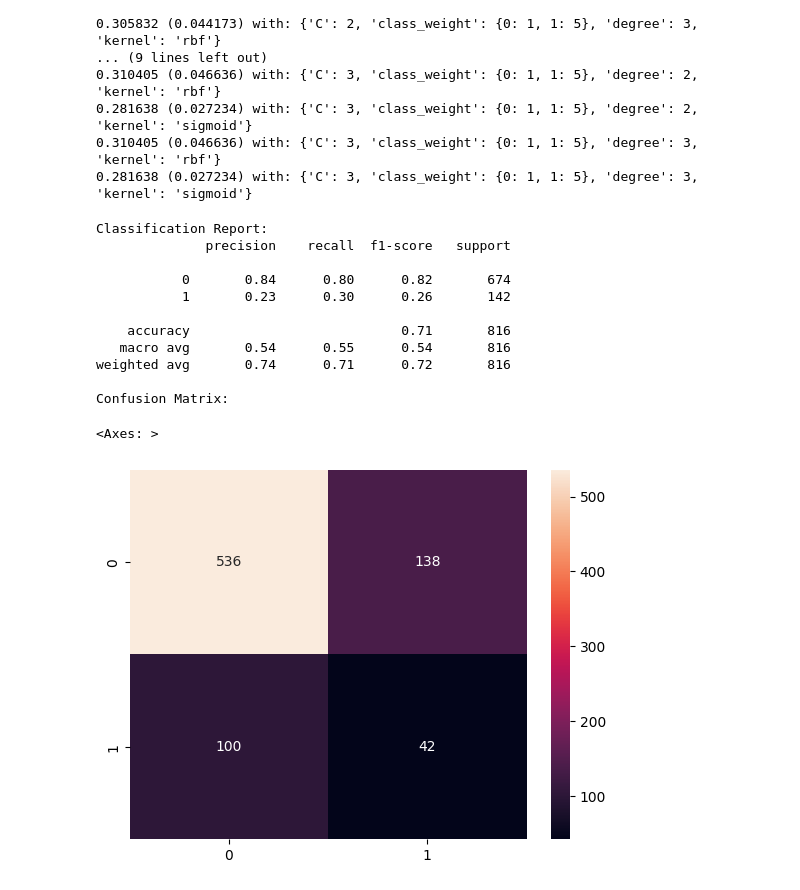
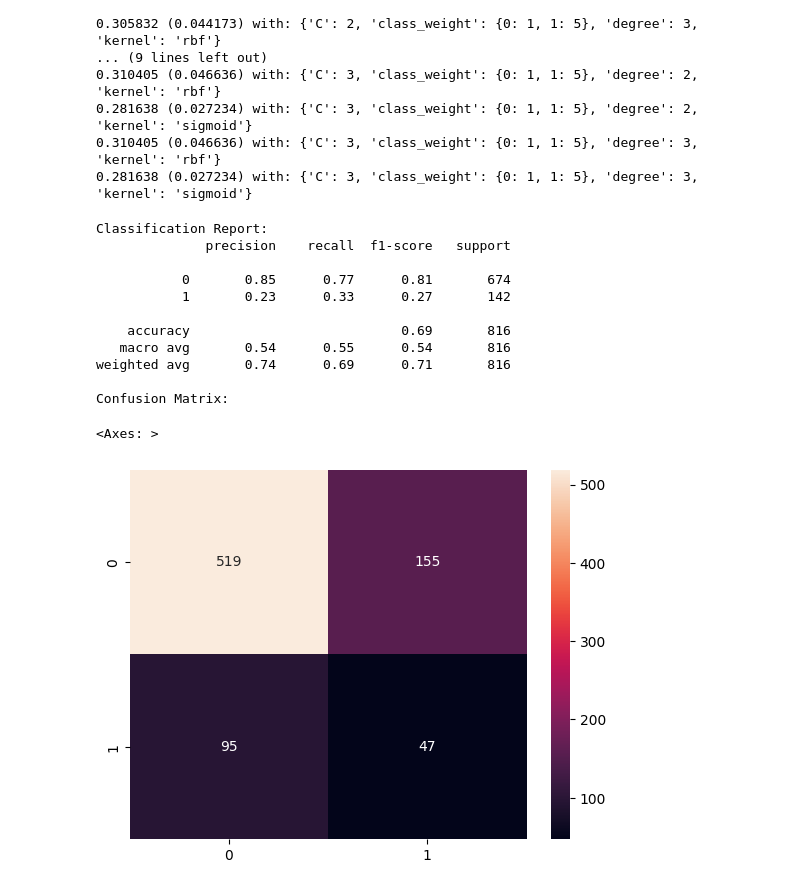
Before and after one commit to FacVain/kirik-tespit, a Jupyter notebook: method-2/classification/fracatlas/ml-train.ipynb, the cells around one changed output. Saved outputs shown, nothing was run; the diff lists cells and outputs as text; code cells hidden in the pictures.

```diff
--- a/method-2/classification/fracatlas/ml-train.ipynb
+++ b/method-2/classification/fracatlas/ml-train.ipynb
@@ -112,29 +112,29 @@ Best: 0.310405 using {'C': 3, 'class_weight': {0: 1, 1: 5}, 'degree': 2, 'kernel
 # %%
 from sklearn.metrics import classification_report, confusion_matrix
 import seaborn as sns
 weigths = grid_result.best_params_['class_weight']
-model = svm.SVC(gamma='scale', class_weight=weigths)
+model = svm.SVC(gamma='scale', class_weight=weigths, kernel=grid_result.best_params_['kernel'], C=grid_result.best_params_['C'], degree=grid_result.best_params_['degree'])
 model.fit(X_train, y_train)
 y_pred = model.predict(X_test)
 
 print("Classification Report:")
 print(classification_report(y_test, y_pred))
 print("Confusion Matrix:")
 sns.heatmap(confusion_matrix(y_test,y_pred),annot = True,fmt='d')
 # %% [output]
 Classification Report:
               precision    recall  f1-score   support
 
-           0       0.84      0.80      0.82       674
-           1       0.23      0.30      0.26       142
+           0       0.85      0.77      0.81       674
+           1       0.23      0.33      0.27       142
 
-    accuracy                           0.71       816
+    accuracy                           0.69       816
    macro avg       0.54      0.55      0.54       816
-weighted avg       0.74      0.71      0.72       816
+weighted avg       0.74      0.69      0.71       816
 
 Confusion Matrix:
 <Axes: >
-[figure, old version]
+[figure, new version]
 # %%
 s = pickle.dump(model, open('./models/svc.pkl', 'wb'))
 # %%
```
Also changed, not shown: parts of 5 cells of this notebook, 5 other files.
